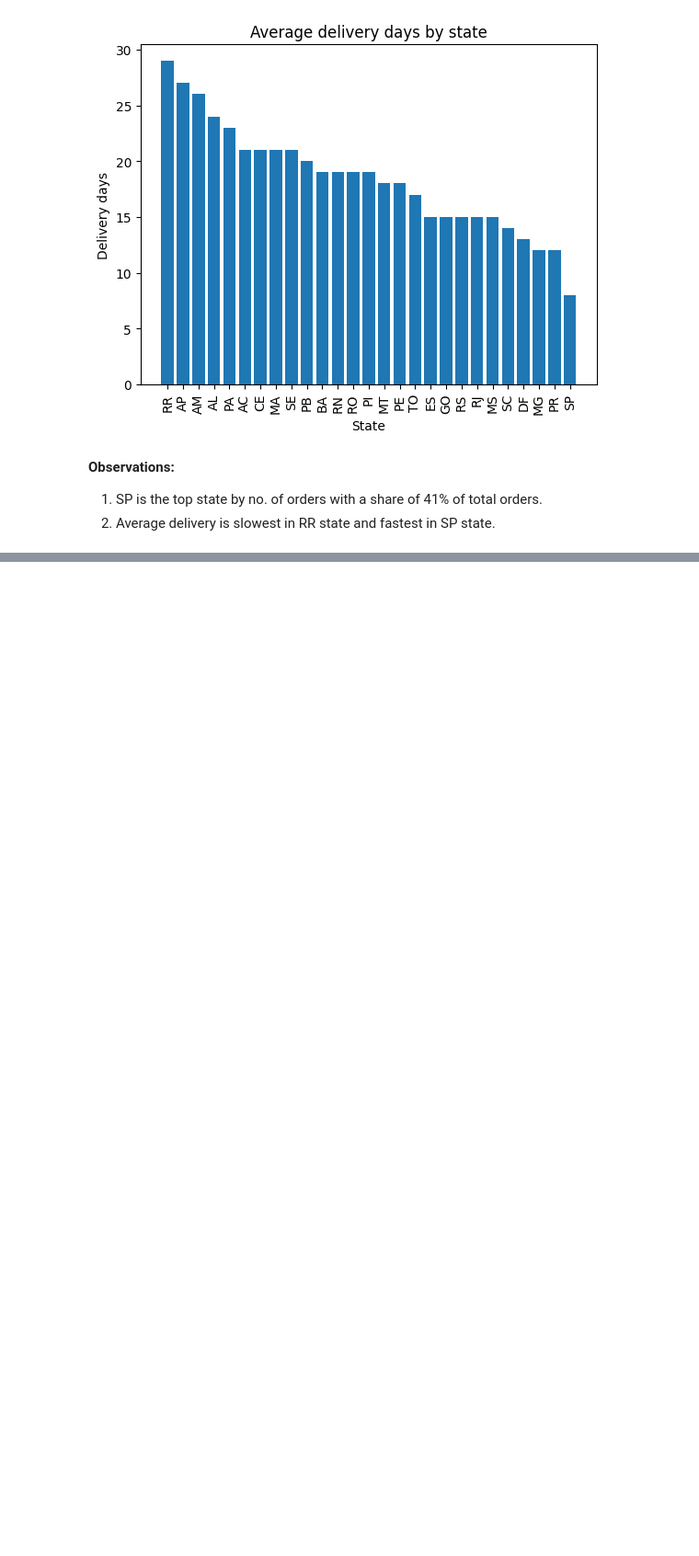
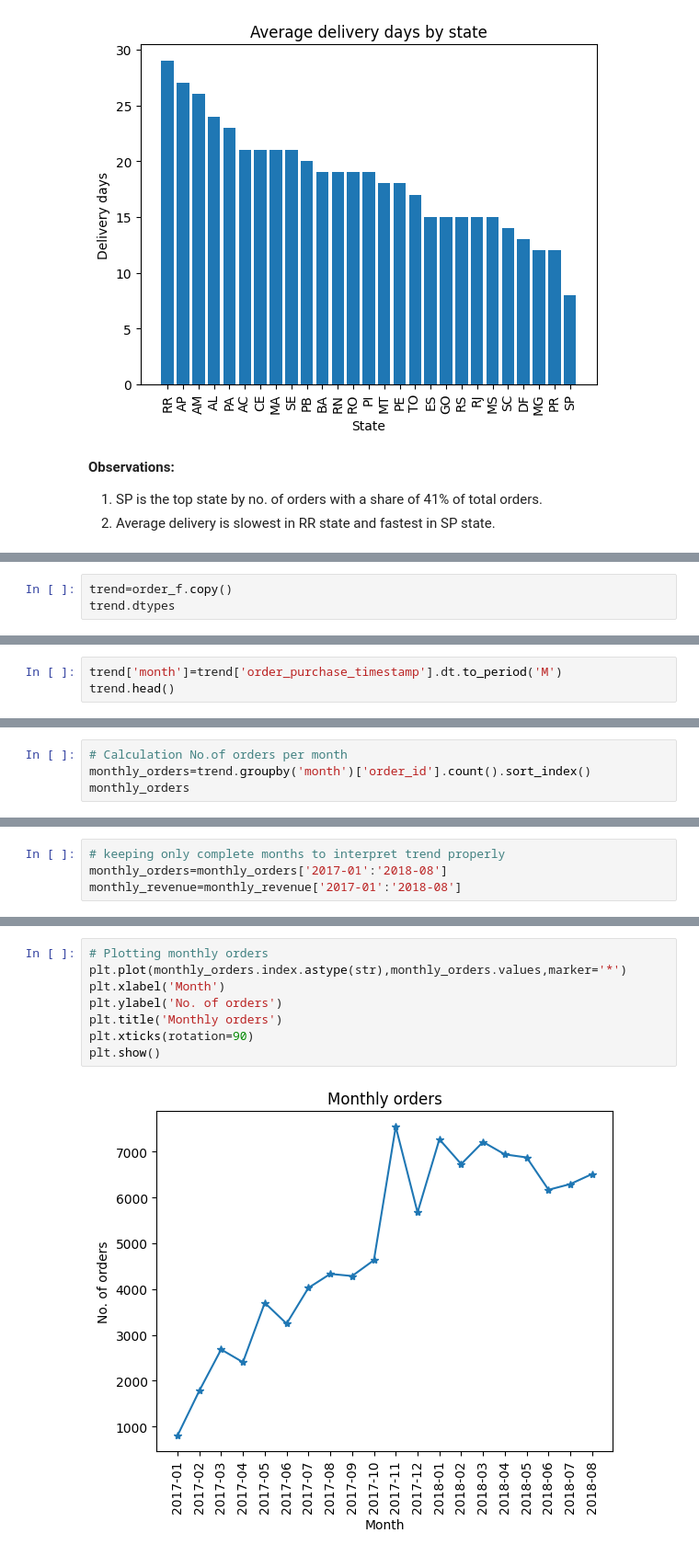
Before and after one commit to vishnu-kashyap-k/cart2insights, a Jupyter notebook: notebooks/06_eda.ipynb, the cells around one changed output, grey strips where cells are left out. Shown at 92% size. Saved outputs shown, nothing was run; the diff lists cells and outputs as text; blank space fills up the shorter version.

Commit message:
Complete EDA: trend, multivariate, correlation, key findings

```diff
--- a/notebooks/06_eda.ipynb
+++ b/notebooks/06_eda.ipynb
@@ -477,0 +482,3 @@ plt.show()
+# %%
+trend=order_f.copy()
+trend.dtypes
@@ -477,0 +494,3 @@ plt.show()
+# %%
+trend['month']=trend['order_purchase_timestamp'].dt.to_period('M')
+trend.head()
@@ -477,0 +504,4 @@ plt.show()
+# %%
+# Calculation No.of orders per month
+monthly_orders=trend.groupby('month')['order_id'].count().sort_index()
+monthly_orders
@@ -477,0 +548,4 @@ plt.show()
+# %%
+# keeping only complete months to interpret trend properly
+monthly_orders=monthly_orders['2017-01':'2018-08']
+monthly_revenue=monthly_revenue['2017-01':'2018-08']
@@ -477,0 +572,10 @@ plt.show()
+# %%
+# Plotting monthly orders
+plt.plot(monthly_orders.index.astype(str),monthly_orders.values,marker='*')
+plt.xlabel('Month')
+plt.ylabel('No. of orders')
+plt.title('Monthly orders')
+plt.xticks(rotation=90)
+plt.show()
+# %% [output]
+[figure, added]
```
Also changed, not shown: parts of 22 cells of this notebook.
